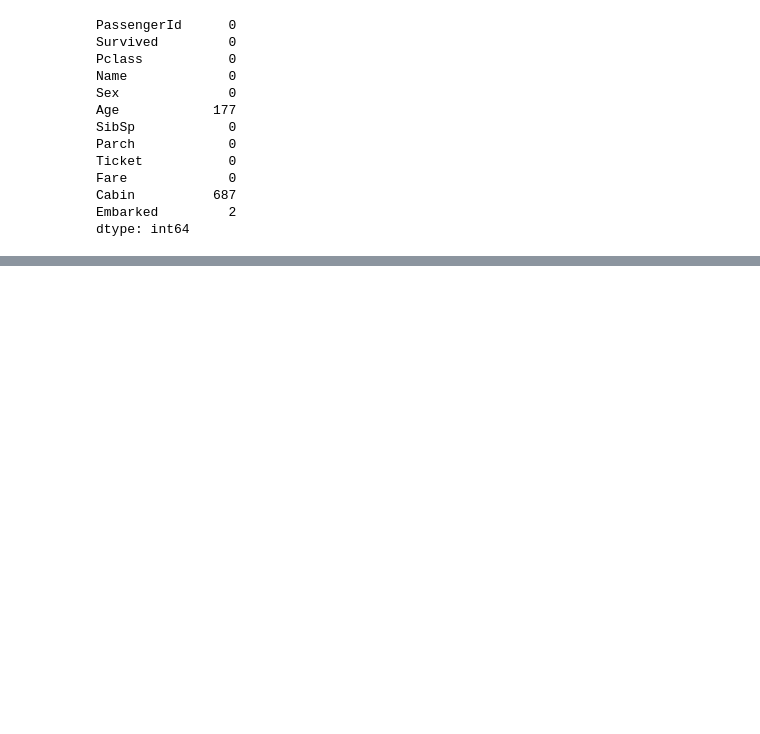
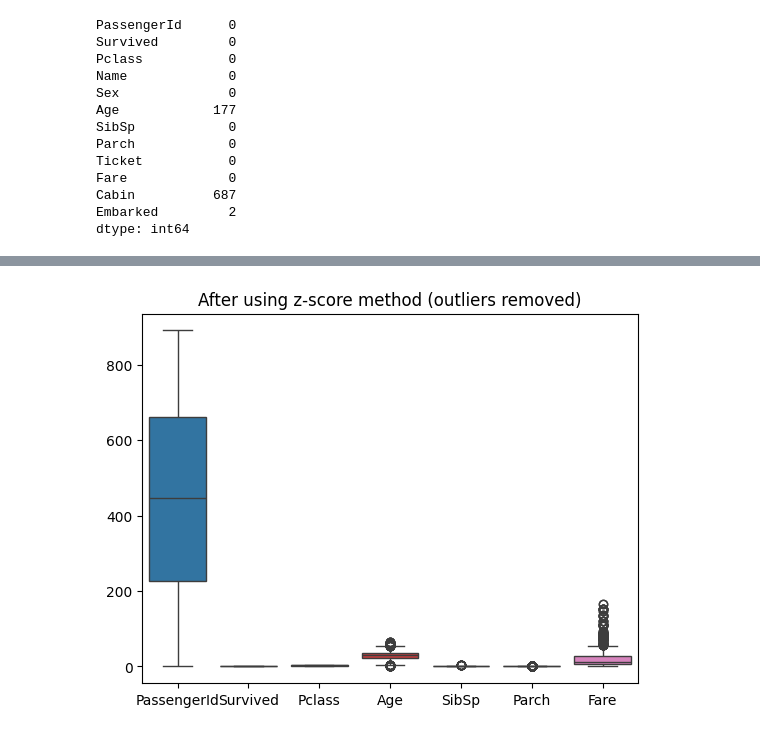
Before and after one commit to DawidK4/MyNotebooks, a Jupyter notebook: Titanic/titanic.ipynb, the cells around one changed output, grey strips where cells are left out. Cells and saved outputs as stored; diff of their text form; code cells hidden in the pictures; blank space fills up the shorter version.

```diff
--- a/Titanic/titanic.ipynb
+++ b/Titanic/titanic.ipynb
@@ -87,0 +118,14 @@ dtype: int64
+# %%
+# Outlier removal using z-score method
+from scipy import stats
+
+z_scores = np.abs(stats.zscore(train.select_dtypes(include=[np.number])))
+outliers = (z_scores > 3)
+
+train_zscore = train[~outliers.any(axis=1)]
+
+sns.boxplot(data=train_zscore)
+plt.title("After using z-score method (outliers removed)")
+plt.show()
+# %% [output]
+[figure, added]
```
Also changed, not shown: parts of 8 cells of this notebook.
